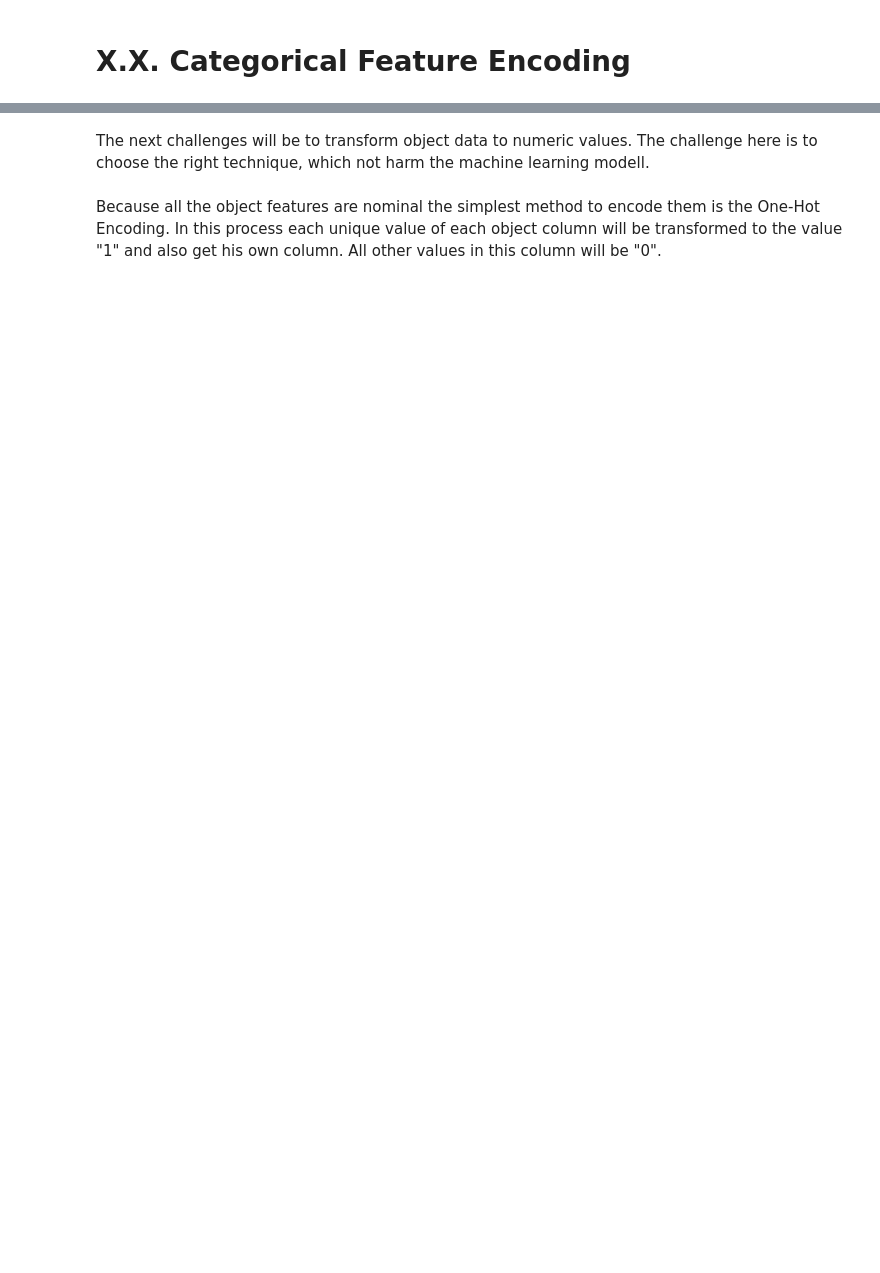
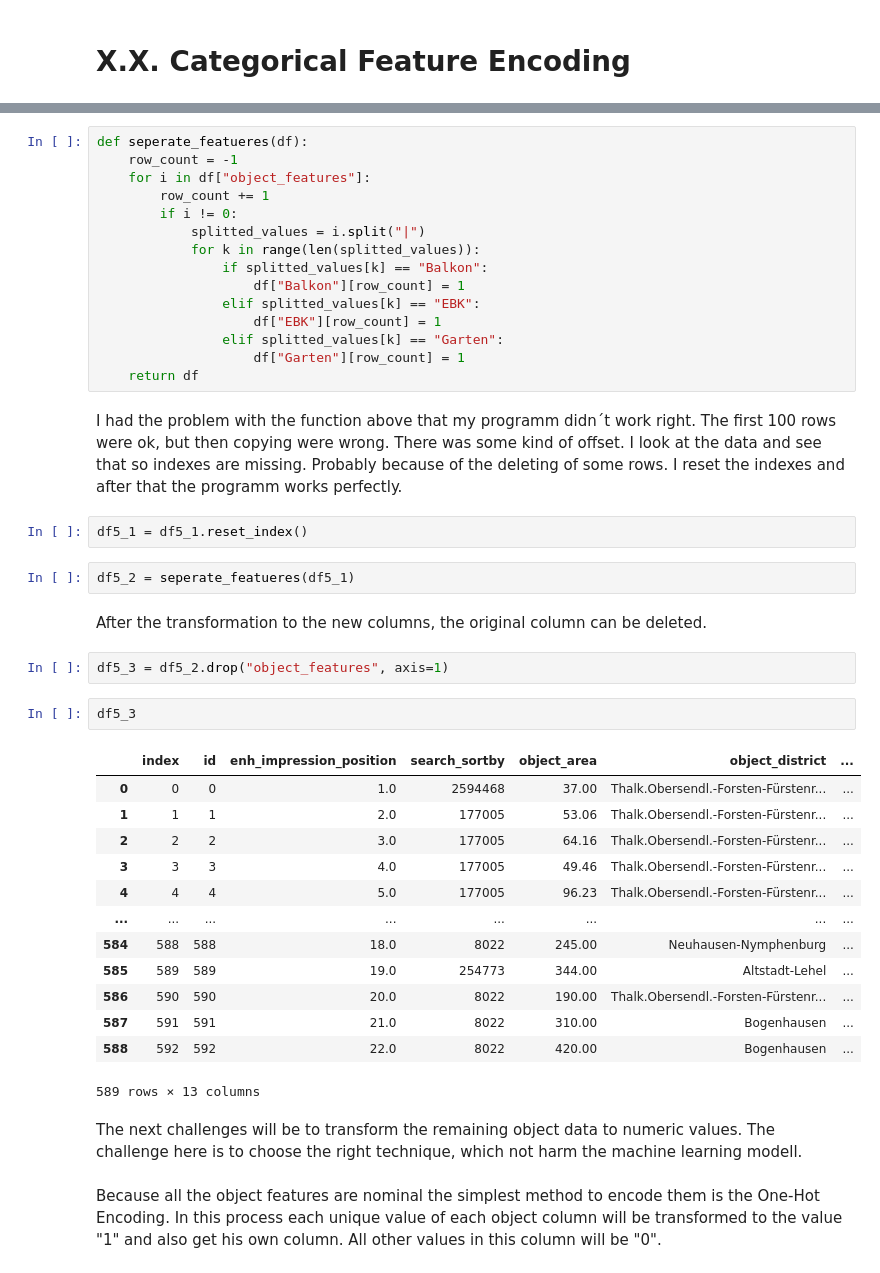
Before and after one commit to maximkiesel1/Machine_Learning_Rent_Prediction, a Jupyter notebook: Part_Two_EDA.ipynb, the cells around one changed output, grey strips where cells are left out. Saved outputs shown, nothing was run; the diff lists cells and outputs as text; blank space fills up the shorter version.

```diff
--- a/Part_Two_EDA.ipynb
+++ b/Part_Two_EDA.ipynb
@@ -575,5 +577,46 @@ My hypothesis was completly wrong. There is no correlation between the expensive
+# %%
+def seperate_featueres(df):
+    row_count = -1
+    for i in df["object_features"]:
+        row_count += 1
+        if i != 0:
+            splitted_values = i.split("|")
+            for k in range(len(splitted_values)):
+                if splitted_values[k] == "Balkon":
+                    df["Balkon"][row_count] = 1
+                elif splitted_values[k] == "EBK":
+                    df["EBK"][row_count] = 1
+                elif splitted_values[k] == "Garten":
+                    df["Garten"][row_count] = 1
+    return df
+# %% [markdown]
+I had the problem with the function above that my programm didn´t work right. The first 100 rows were ok, but then copying were wrong. There was some kind of offset. I look at the data and see that so indexes are missing. Probably because of the deleting of some rows. I reset the indexes and after that the programm works perfectly.
+# %%
+df5_1 = df5_1.reset_index()
+# %%
+df5_2 = seperate_featueres(df5_1)
+# %% [markdown]
+After the transformation to the new columns, the original column can be deleted.
+# %%
+df5_3 = df5_2.drop("object_features", axis=1)
+# %%
+df5_3
+# %% [output]
+|  | index | id | enh_impression_position | search_sortby | object_area | object_district | ... |
+| 0 | 0 | 0 | 1.0 | 2594468 | 37.00 | Thalk.Obersendl.-Forsten-Fürstenr... | ... |
+| 1 | 1 | 1 | 2.0 | 177005 | 53.06 | Thalk.Obersendl.-Forsten-Fürstenr... | ... |
+| 2 | 2 | 2 | 3.0 | 177005 | 64.16 | Thalk.Obersendl.-Forsten-Fürstenr... | ... |
+| 3 | 3 | 3 | 4.0 | 177005 | 49.46 | Thalk.Obersendl.-Forsten-Fürstenr... | ... |
+| 4 | 4 | 4 | 5.0 | 177005 | 96.23 | Thalk.Obersendl.-Forsten-Fürstenr... | ... |
+| ... | ... | ... | ... | ... | ... | ... | ... |
+| 584 | 588 | 588 | 18.0 | 8022 | 245.00 | Neuhausen-Nymphenburg | ... |
+| 585 | 589 | 589 | 19.0 | 254773 | 344.00 | Altstadt-Lehel | ... |
+| 586 | 590 | 590 | 20.0 | 8022 | 190.00 | Thalk.Obersendl.-Forsten-Fürstenr... | ... |
+| 587 | 591 | 591 | 21.0 | 8022 | 310.00 | Bogenhausen | ... |
+| 588 | 592 | 592 | 22.0 | 8022 | 420.00 | Bogenhausen | ... |
+589 rows × 13 columns
 # %% [markdown]
-The next challenges will be to transform object data to numeric values. The challenge here is to choose the right technique, which not harm the machine learning modell.
+The next challenges will be to transform the remaining object data to numeric values. The challenge here is to choose the right technique, which not harm the machine learning modell.
 # %% [markdown]
 Because all the object features are nominal the simplest method to encode them is the One-Hot Encoding. In this process each unique value of each object column will be transformed to the value "1" and also get his own column. All other values in this column will be "0".
 # %%
```
Also changed, not shown: parts of 64 cells of this notebook.
